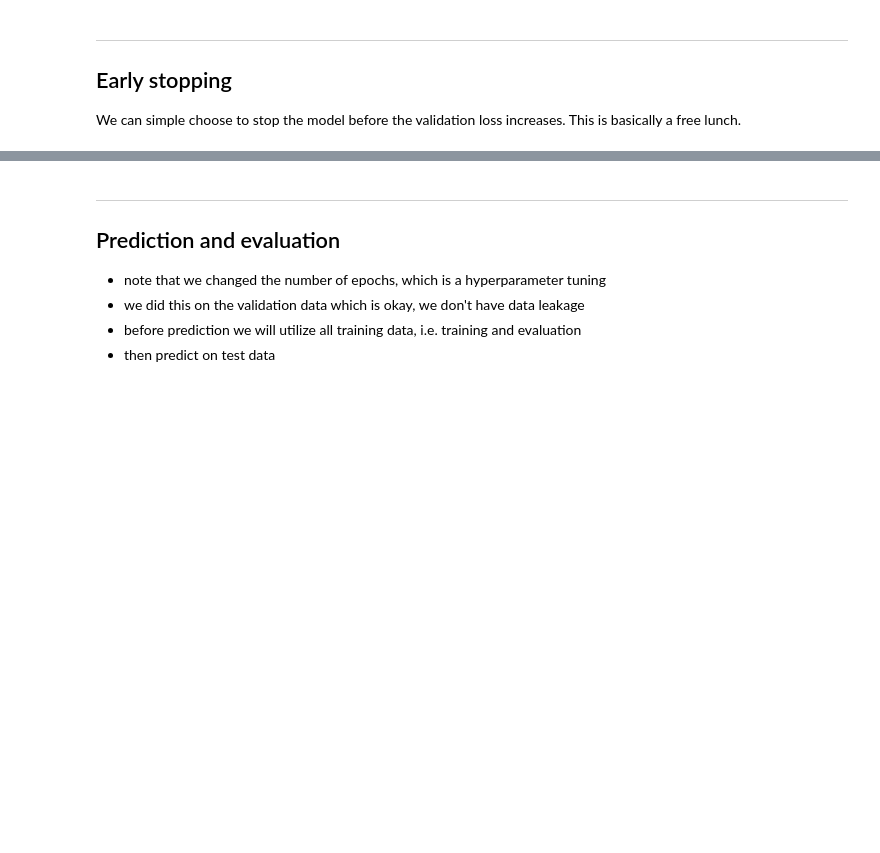
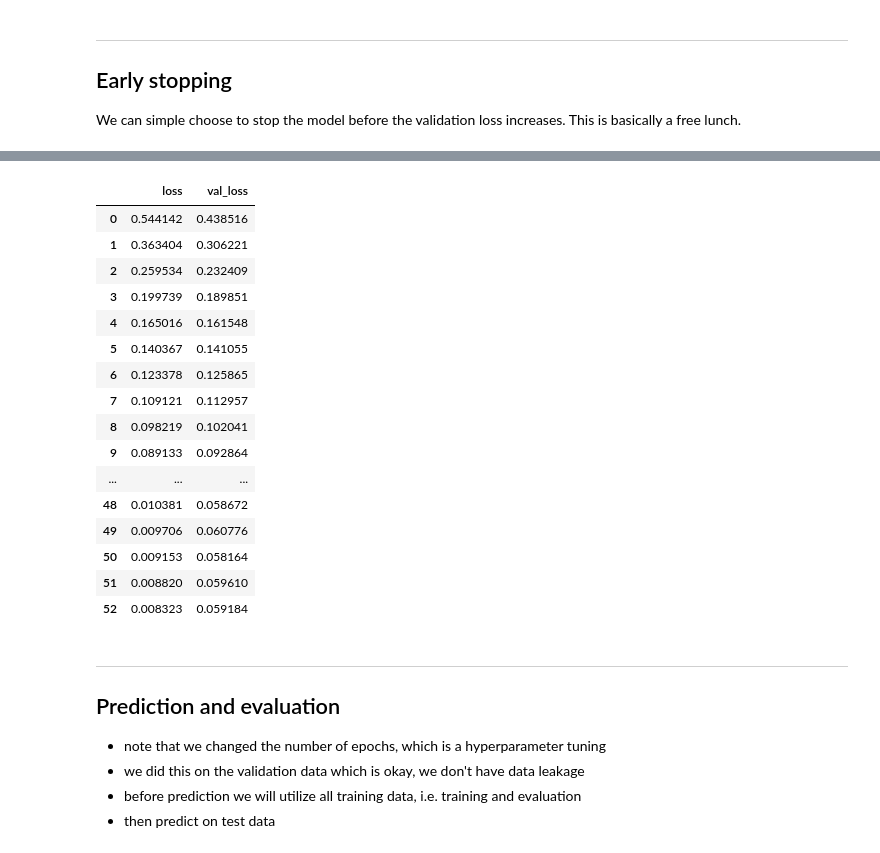
Before and after one commit to yuna-liu/deep-learning-Yuna-Liu, a Jupyter notebook: Lectures-edited/Lec0.1-MLP_classification.ipynb, the cells around one changed output, grey strips where cells are left out. Saved outputs shown, nothing was run; the diff lists cells and outputs as text; code cells hidden in the pictures; blank space fills up the shorter version.

```diff
--- a/Lectures-edited/Lec0.1-MLP_classification.ipynb
+++ b/Lectures-edited/Lec0.1-MLP_classification.ipynb
@@ -187,3 +191,23 @@ df_loss.plot(xlabel="Epochs",
+# %%
+df_loss
+# %% [output]
+|  | loss | val_loss |
+| 0 | 0.544142 | 0.438516 |
+| 1 | 0.363404 | 0.306221 |
+| 2 | 0.259534 | 0.232409 |
+| 3 | 0.199739 | 0.189851 |
+| 4 | 0.165016 | 0.161548 |
+| 5 | 0.140367 | 0.141055 |
+| 6 | 0.123378 | 0.125865 |
+| 7 | 0.109121 | 0.112957 |
+| 8 | 0.098219 | 0.102041 |
+| 9 | 0.089133 | 0.092864 |
+| ... | ... | ... |
+| 48 | 0.010381 | 0.058672 |
+| 49 | 0.009706 | 0.060776 |
+| 50 | 0.009153 | 0.058164 |
+| 51 | 0.008820 | 0.059610 |
+| 52 | 0.008323 | 0.059184 |
 # %% [markdown]
 ---
 ## Prediction and evaluation
```
Also changed, not shown: parts of 6 cells of this notebook, 3 other files.
